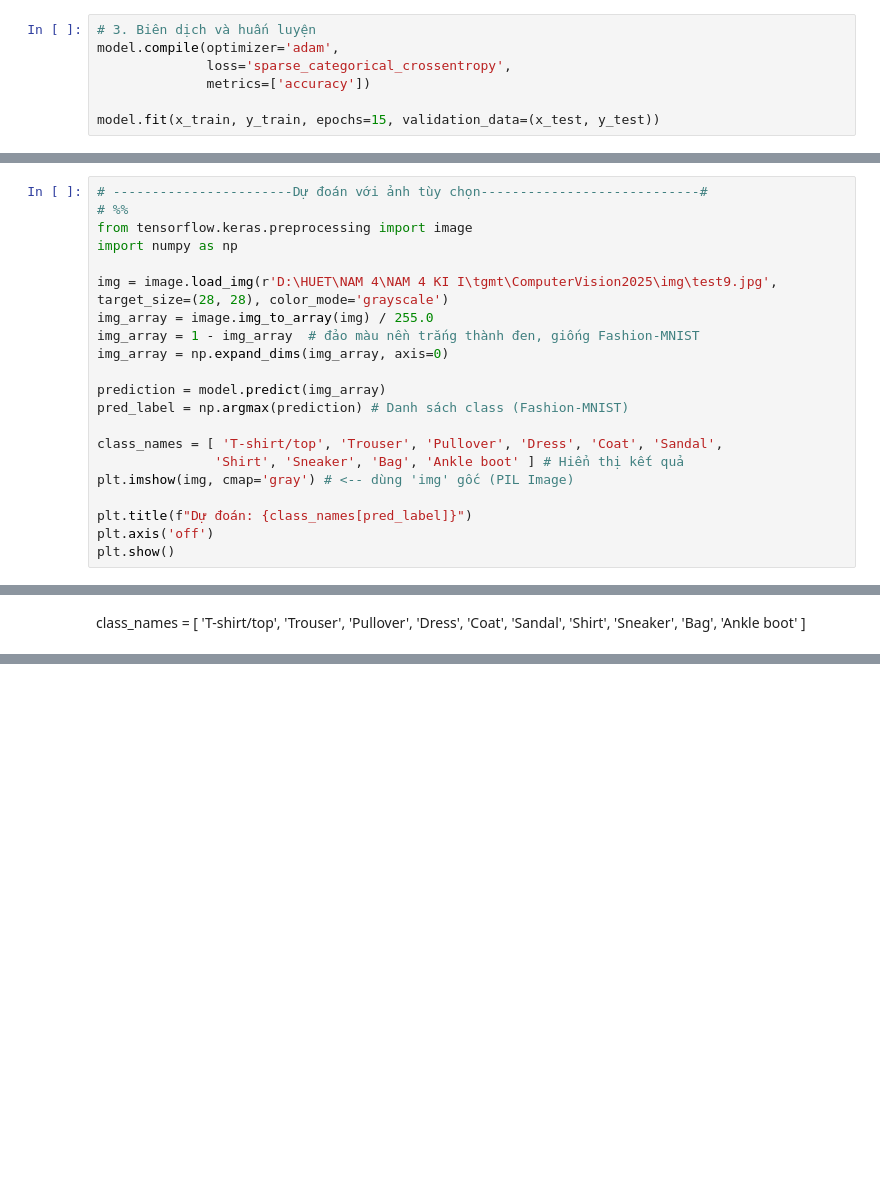
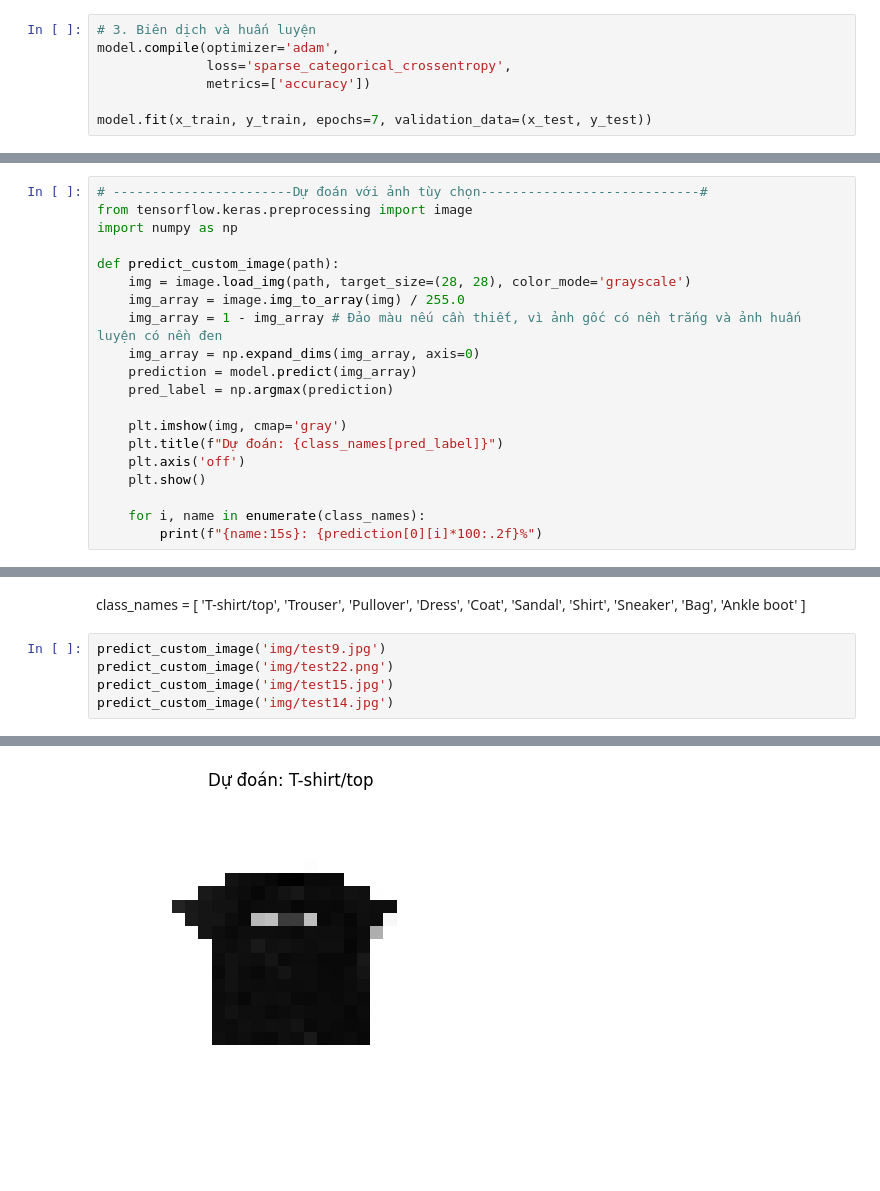
Before and after one commit to TeemoGyllenhaal/ComputerVision2025, a Jupyter notebook: tin_cnn.ipynb, the cells around one changed output, grey strips where cells are left out. Cells and saved outputs as stored; diff of their text form; blank space fills up the shorter version.

```diff
--- a/tin_cnn.ipynb
+++ b/tin_cnn.ipynb
@@ -35,5 +30,5 @@ model.compile(optimizer='adam',
               loss='sparse_categorical_crossentropy',
               metrics=['accuracy'])
 
-model.fit(x_train, y_train, epochs=15, validation_data=(x_test, y_test))
+model.fit(x_train, y_train, epochs=7, validation_data=(x_test, y_test))
 # %% [output]
@@ -107,21 +99,20 @@ plt.show()
 # %%
 # -----------------------Dự đoán với ảnh tùy chọn----------------------------#
-# %%
 from tensorflow.keras.preprocessing import image
 import numpy as np
 
-img = image.load_img(r'D:\HUET\NAM 4\NAM 4 KI I\tgmt\ComputerVision2025\img\test9.jpg', target_size=(28, 28), color_mode='grayscale')
-img_array = image.img_to_array(img) / 255.0
-img_array = 1 - img_array  # đảo màu nền trắng thành đen, giống Fashion-MNIST
-img_array = np.expand_dims(img_array, axis=0)
+def predict_custom_image(path):
+    img = image.load_img(path, target_size=(28, 28), color_mode='grayscale')
+    img_array = image.img_to_array(img) / 255.0
+    img_array = 1 - img_array # Đảo màu nếu cần thiết, vì ảnh gốc có nền trắng và ảnh huấn luyện có nền đen
+    img_array = np.expand_dims(img_array, axis=0)
+    prediction = model.predict(img_array)
+    pred_label = np.argmax(prediction)
 
-prediction = model.predict(img_array)
-pred_label = np.argmax(prediction) # Danh sách class (Fashion-MNIST)
+    plt.imshow(img, cmap='gray')
+    plt.title(f"Dự đoán: {class_names[pred_label]}")
+    plt.axis('off')
+    plt.show()
 
-class_names = [ 'T-shirt/top', 'Trouser', 'Pullover', 'Dress', 'Coat', 'Sandal',
-               'Shirt', 'Sneaker', 'Bag', 'Ankle boot' ] # Hiển thị kết quả
-plt.imshow(img, cmap='gray') # <-- dùng 'img' gốc (PIL Image)
-
-plt.title(f"Dự đoán: {class_names[pred_label]}")
-plt.axis('off')
-plt.show()
+    for i, name in enumerate(class_names):
+        print(f"{name:15s}: {prediction[0][i]*100:.2f}%")
@@ -133,3 +121,9 @@ class_names = [
     'T-shirt/top', 'Trouser', 'Pullover', 'Dress', 'Coat',
     'Sandal', 'Shirt', 'Sneaker', 'Bag', 'Ankle boot'
 ]
+# %%
+predict_custom_image('img/test9.jpg')
+predict_custom_image('img/test22.png')
+predict_custom_image('img/test15.jpg')
+predict_custom_image('img/test14.jpg')
+# %% [output]
@@ -135,0 +131 @@ class_names = [
+[figure, added]
```
Also changed, not shown: parts of 7 cells of this notebook.
